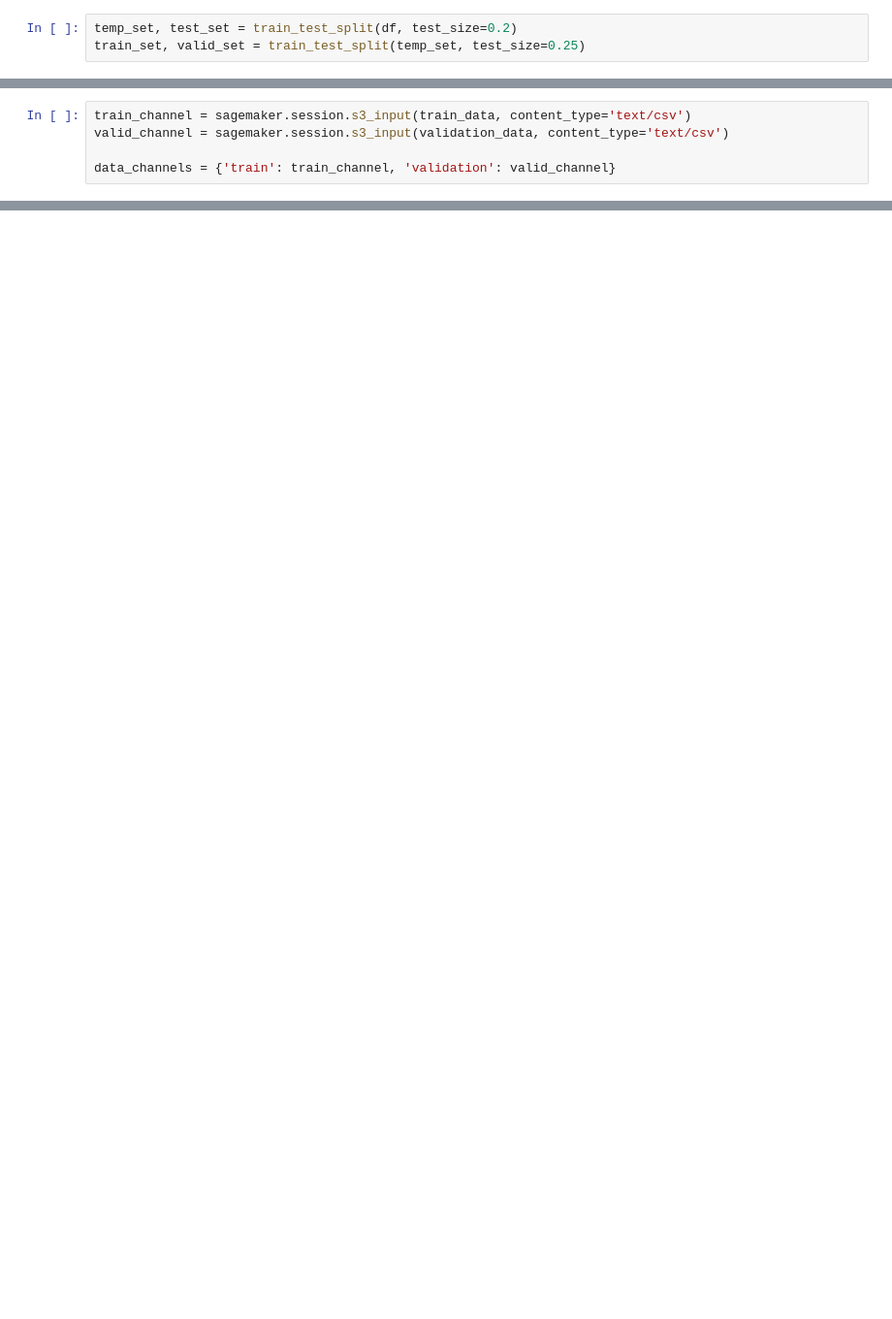
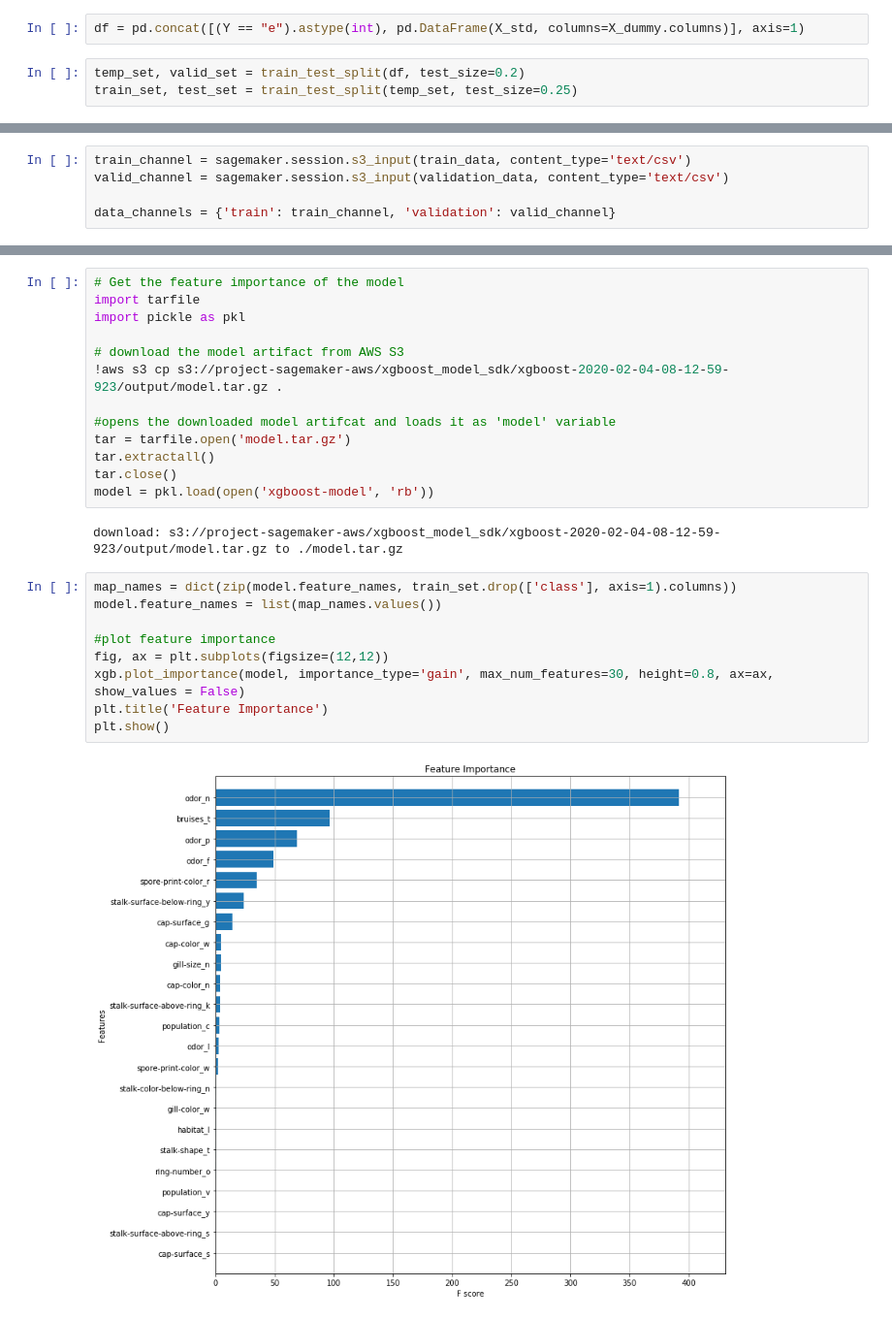
Before and after one commit to Mathiris/mushroom-dataset-analysis-and-prediction-using-aws-sagemaker, a Jupyter notebook: notebook.ipynb, the cells around one changed output, grey strips where cells are left out. Shown: that part at 97% size. Drawn from its saved outputs; the diff is of its cells as text; blank space fills up the shorter version.

```diff
--- a/notebook.ipynb
+++ b/notebook.ipynb
@@ -100,6 +276,8 @@ Y = df['class']
+# %%
+df = pd.concat([(Y == "e").astype(int), pd.DataFrame(X_std, columns=X_dummy.columns)], axis=1)
 # %%
-temp_set, test_set = train_test_split(df, test_size=0.2)
-train_set, valid_set = train_test_split(temp_set, test_size=0.25)
+temp_set, valid_set = train_test_split(df, test_size=0.2)
+train_set, test_set = train_test_split(temp_set, test_size=0.25)
 # %%
 print('Training dataset: {}'.format(train_set.shape))
 print('Validation dataset: {}'.format(valid_set.shape))
@@ -186,0 +362,26 @@ Billable seconds: 47
+# %%
+# Get the feature importance of the model
+import tarfile
+import pickle as pkl
+
+# download the model artifact from AWS S3
+!aws s3 cp s3://project-sagemaker-aws/xgboost_model_sdk/xgboost-2020-02-04-08-12-59-923/output/model.tar.gz .
+
+#opens the downloaded model artifcat and loads it as 'model' variable
+tar = tarfile.open('model.tar.gz')
+tar.extractall()
+tar.close()
+model = pkl.load(open('xgboost-model', 'rb'))
+# %% [output]
+download: s3://project-sagemaker-aws/xgboost_model_sdk/xgboost-2020-02-04-08-12-59-923/output/model.tar.gz to ./model.tar.gz
+# %%
+map_names = dict(zip(model.feature_names, train_set.drop(['class'], axis=1).columns))
+model.feature_names = list(map_names.values())
+
+#plot feature importance
+fig, ax = plt.subplots(figsize=(12,12))
+xgb.plot_importance(model, importance_type='gain', max_num_features=30, height=0.8, ax=ax, show_values = False)
+plt.title('Feature Importance')
+plt.show()
+# %% [output]
+[figure, added]
```
Also changed, not shown: parts of 53 cells of this notebook.
